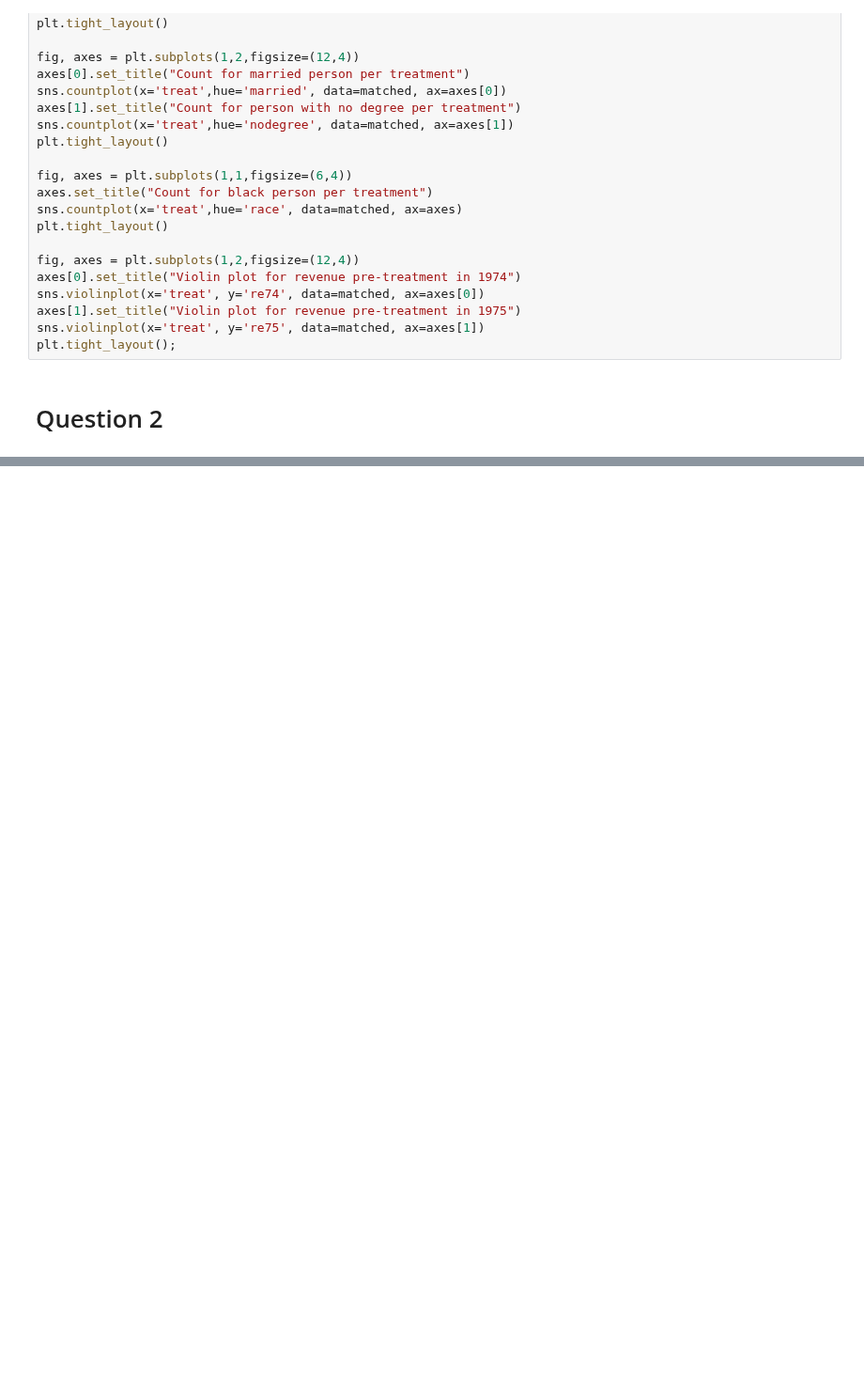
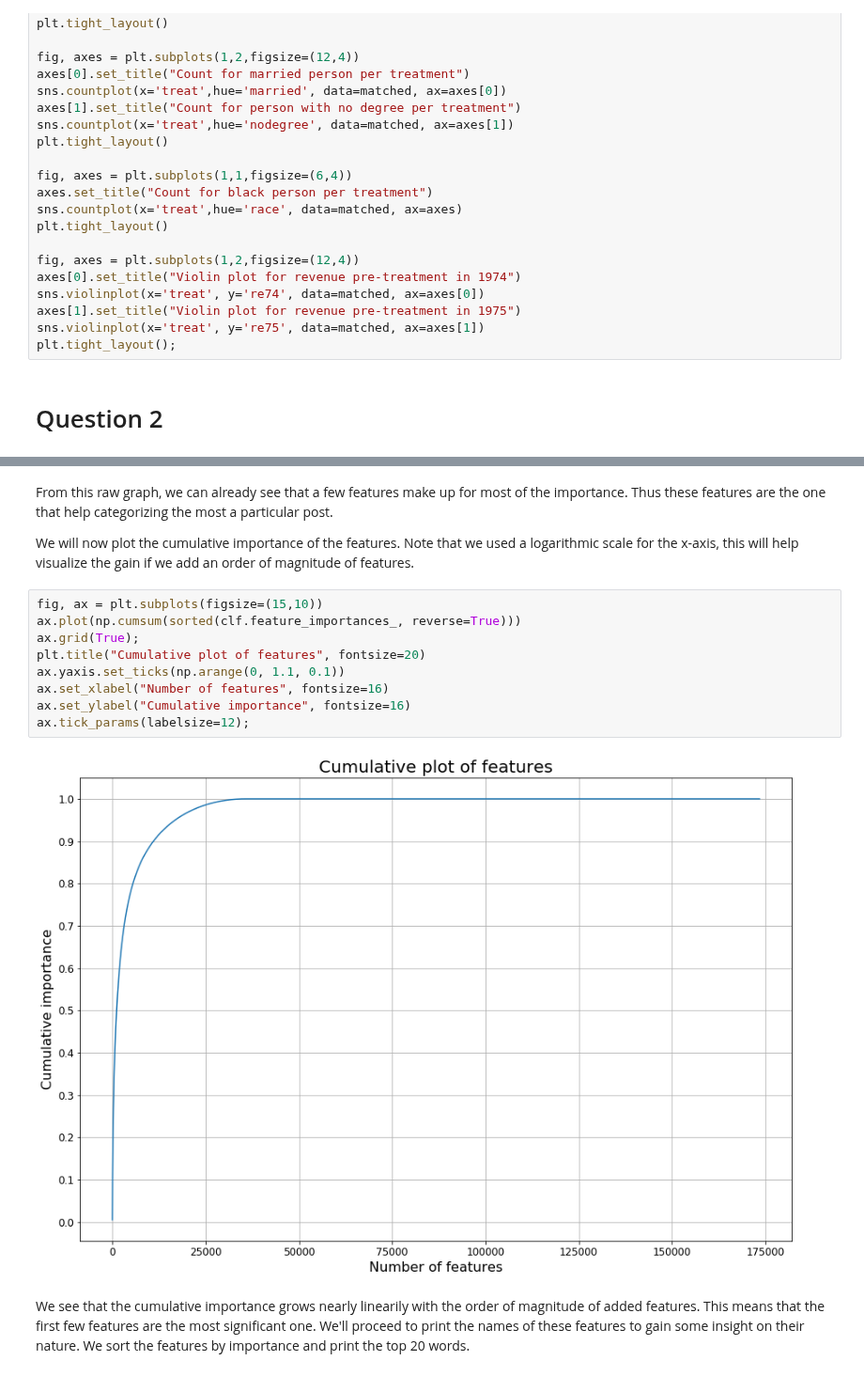
Before and after one commit to raphaelBarman/ADA-dh, a Jupyter notebook: 04 - Applied ML/Homework 4.ipynb, the cells around one changed output, grey strips where cells are left out. Shown at 94% size. Cells and saved outputs as stored; diff of their text form; blank space fills up the shorter version.

```diff
--- a/04 - Applied ML/Homework 4.ipynb
+++ b/04 - Applied ML/Homework 4.ipynb
@@ -442,0 +431,17 @@ For instance if the term "car" appears in a text, then most likely it'll be part
+# %% [markdown]
+From this raw graph, we can already see that a few features make up for most of the importance. Thus these features are the one that help categorizing the most a particular post.
+
+We will now plot the cumulative importance of the features. Note that we used a logarithmic scale for the x-axis, this will help visualize the gain if we add an order of magnitude of features.
+# %%
+fig, ax = plt.subplots(figsize=(15,10))
+ax.plot(np.cumsum(sorted(clf.feature_importances_, reverse=True)))
+ax.grid(True);
+plt.title("Cumulative plot of features", fontsize=20)
+ax.yaxis.set_ticks(np.arange(0, 1.1, 0.1))
+ax.set_xlabel("Number of features", fontsize=16)
+ax.set_ylabel("Cumulative importance", fontsize=16)
+ax.tick_params(labelsize=12);
+# %% [output]
+[figure, added]
+# %% [markdown]
+We see that the cumulative importance grows nearly linearily with the order of magnitude of added features. This means that the first few features are the most significant one. We'll proceed to print the names of these features to gain some insight on their nature. We sort the features by importance and print the top 20 words.
```
Also changed, not shown: parts of 35 cells of this notebook.
